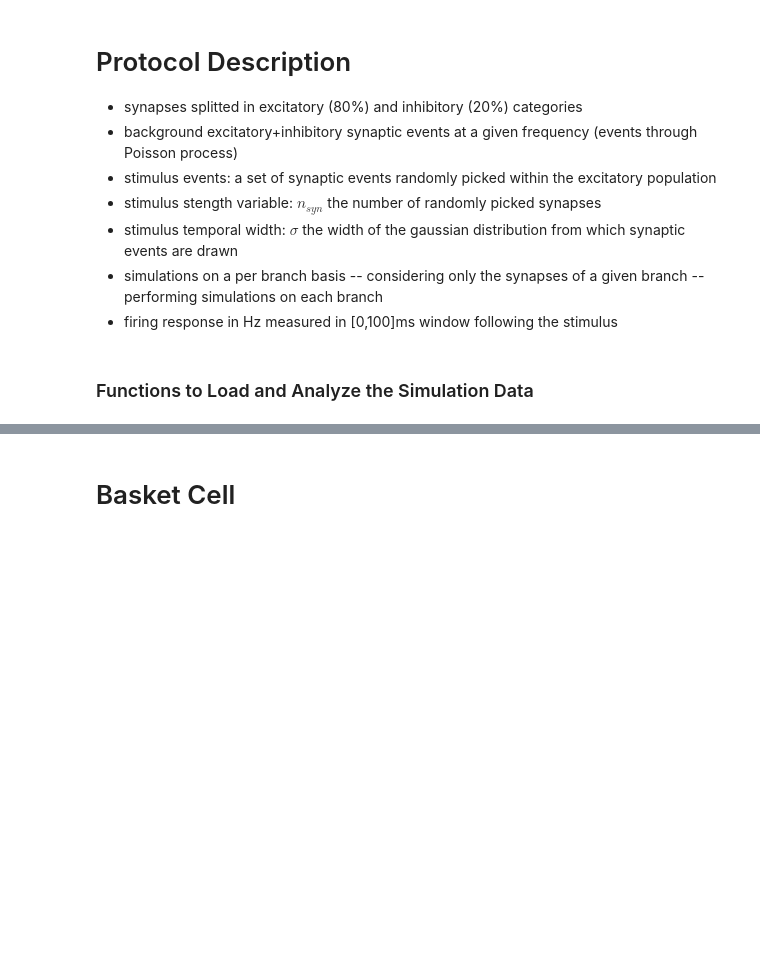
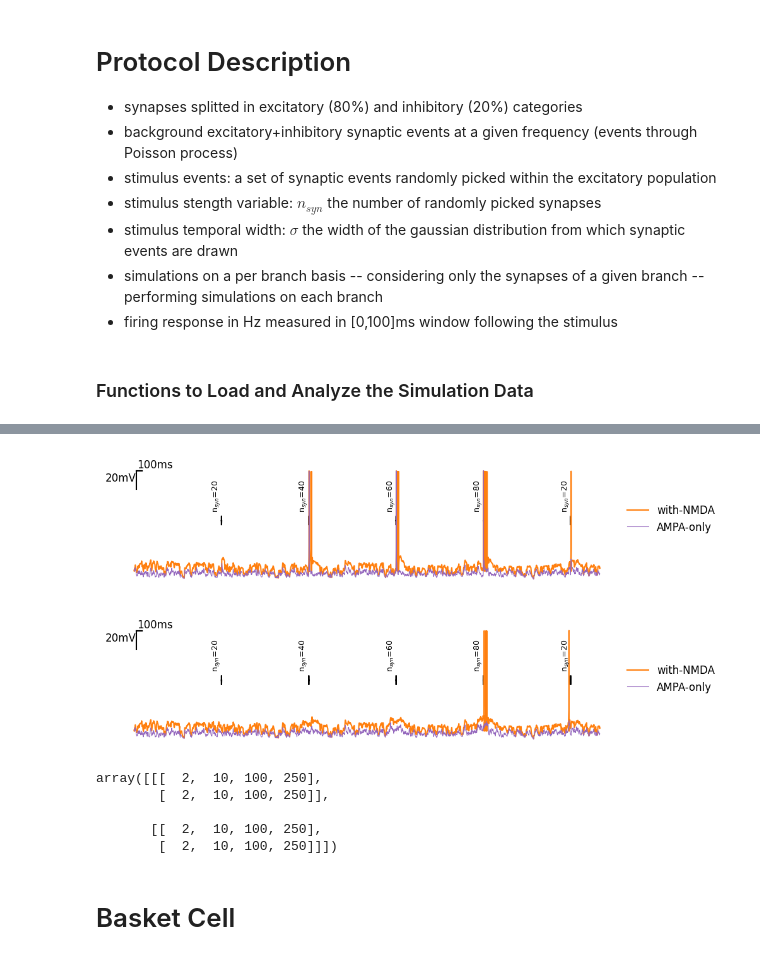
Before and after one commit to yzerlaut/pv-sst-dendrites, a Jupyter notebook: biophysical_modelling/detailed_model/Nsyn-Width-Scan.ipynb, the cells around one changed output, grey strips where cells are left out. Saved outputs shown, nothing was run; the diff lists cells and outputs as text; code cells hidden in the pictures; blank space fills up the shorter version.

```diff
--- a/biophysical_modelling/detailed_model/Nsyn-Width-Scan.ipynb
+++ b/biophysical_modelling/detailed_model/Nsyn-Width-Scan.ipynb
@@ -36,7 +33,7 @@ def load_params_from(sim):
 
 def show_Vm_trace(sim,
                   loc='soma',
-                  iBranch=0,
+                  iBranch=0, width=5.,
                   varied_key = 'with_NMDA',
                   plot = {'with-NMDA':{'varied_key':True,
                                        'color':'tab:orange',
@@ -49,7 +46,8 @@ def show_Vm_trace(sim,
     sim.fetch_quantity_on_grid('Vm_%s' % loc, dtype=object)
     p = load_params_from(sim)
 
-    params = dict(iBranch=iBranch)
+    params = dict(iBranch=iBranch,
+                  interspike_from_width=width)
 
     fig, ax = pt.figure(figsize=(2.5,2), left=0.2, bottom=0.5)
 
@@ -136,3 +142,41 @@ def trial_alignement(Vm, p,
+# %%
+sim = Parallel(\
+        filename='../../data/detailed_model/StimOnBg_NsynWidthScan_Martinotti.zip')
+sim.load()
+t0 = 0
+fig = show_Vm_trace(sim,
+                    iBranch=2, width=2,
+                    zoom=[t0,t0+8000],
+              varied_key = 'with_NMDA',
+              plot = {'with-NMDA':{'varied_key':True,
+                                   'color':'tab:orange',
+                                   'lw':1.0},
+                      'AMPA-only':{'varied_key':False,
+                                   'color':'tab:purple',
+                                   'lw':0.5}})
+fig = show_Vm_trace(sim,
+                    iBranch=2, width=100,
+                    zoom=[t0,t0+8000],
+              varied_key = 'with_NMDA',
+              plot = {'with-NMDA':{'varied_key':True,
+                                   'color':'tab:orange',
+                                   'lw':1.0},
+                      'AMPA-only':{'varied_key':False,
+                                   'color':'tab:purple',
+                                   'lw':0.5}})
+#fig.savefig('../../figures/detailed_model/raw-stim-with-bg-Martinotti.eps')
+#fig.savefig('../../figures/detailed_model/raw-stim-with-bg-Martinotti.svg')
+# %% [output]
+[figure, new version]
+[figure, added]
+# %%
+sim.interspike_from_width
+# %% [output]
+array([[[  2,  10, 100, 250],
+        [  2,  10, 100, 250]],
+
+       [[  2,  10, 100, 250],
+        [  2,  10, 100, 250]]])
 # %% [markdown]
 # Basket Cell
 # %% [markdown]
```
Also changed, not shown: parts of 6 cells of this notebook, 3 other files.
